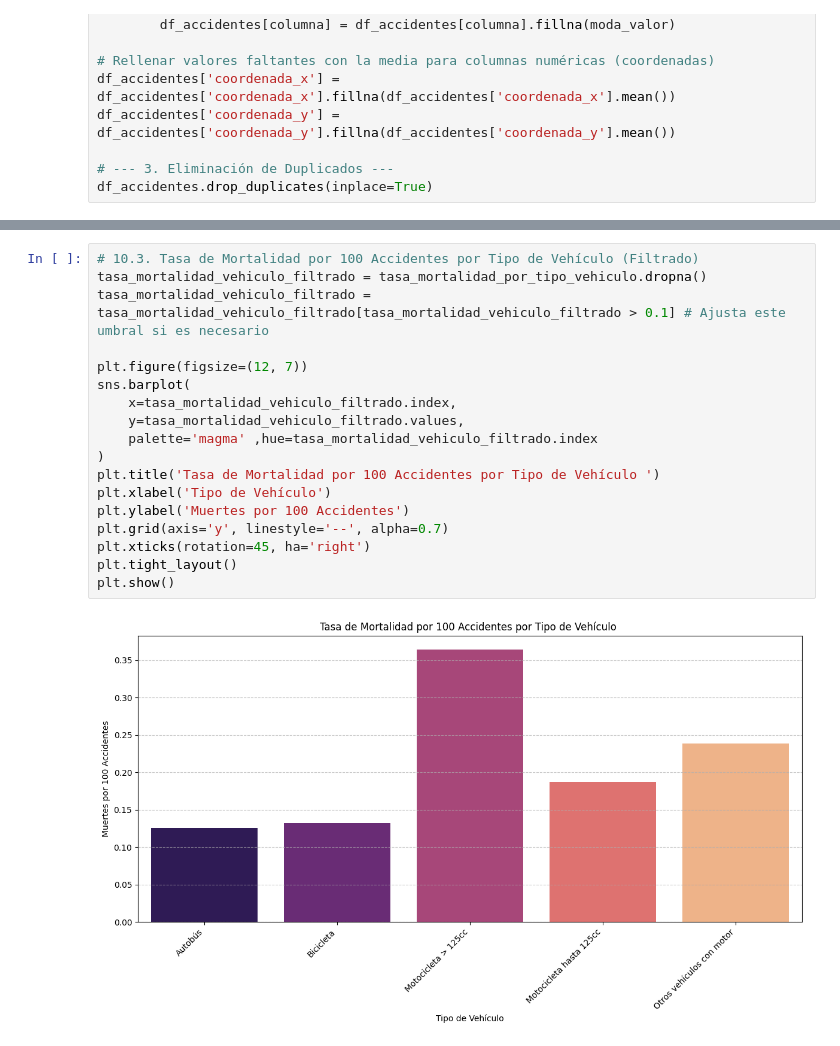
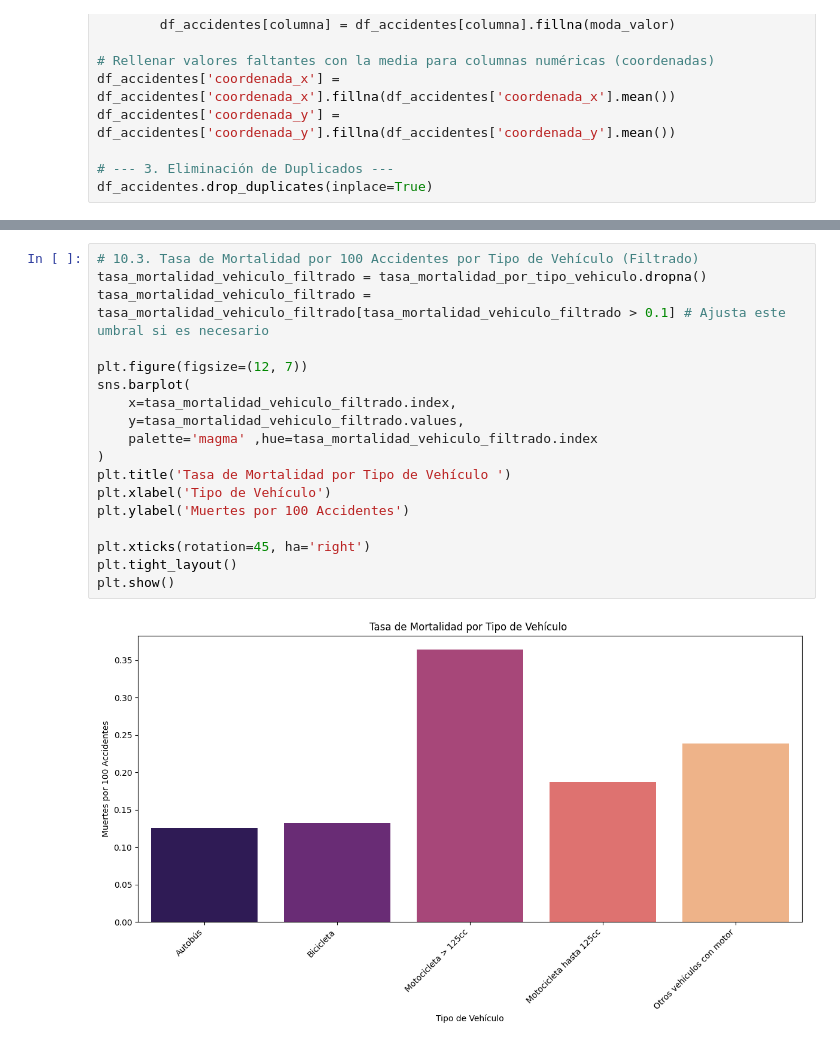
Before and after one commit to Porpi01/Madrid-traffic-accidents-analysis, a Jupyter notebook: Madrid_traffic_accidents.ipynb, the cells around one changed output, grey strips where cells are left out. Cells and saved outputs as stored; diff of their text form.

```diff
--- a/Madrid_traffic_accidents.ipynb
+++ b/Madrid_traffic_accidents.ipynb
@@ -255,23 +337,23 @@ plt.show()
 # %%
 # 10.3. Tasa de Mortalidad por 100 Accidentes por Tipo de Vehículo (Filtrado)
 tasa_mortalidad_vehiculo_filtrado = tasa_mortalidad_por_tipo_vehiculo.dropna()
 tasa_mortalidad_vehiculo_filtrado = tasa_mortalidad_vehiculo_filtrado[tasa_mortalidad_vehiculo_filtrado > 0.1] # Ajusta este umbral si es necesario
 
 plt.figure(figsize=(12, 7))
 sns.barplot(
     x=tasa_mortalidad_vehiculo_filtrado.index,
     y=tasa_mortalidad_vehiculo_filtrado.values,
     palette='magma' ,hue=tasa_mortalidad_vehiculo_filtrado.index
 )
-plt.title('Tasa de Mortalidad por 100 Accidentes por Tipo de Vehículo ')
+plt.title('Tasa de Mortalidad por Tipo de Vehículo ')
 plt.xlabel('Tipo de Vehículo')
 plt.ylabel('Muertes por 100 Accidentes')
-plt.grid(axis='y', linestyle='--', alpha=0.7)
+
 plt.xticks(rotation=45, ha='right')
 plt.tight_layout()
 plt.show()
 # %% [output]
-[figure, old version]
+[figure, new version]
 # %%
 # 10.4. Tasa de Mortalidad por 100 Accidentes por Tipo de Accidente (Filtrado)
 # Se recomienda usar .dropna() antes de filtrar por valor
```
Also changed, not shown: parts of 11 cells of this notebook, 2 other files.
